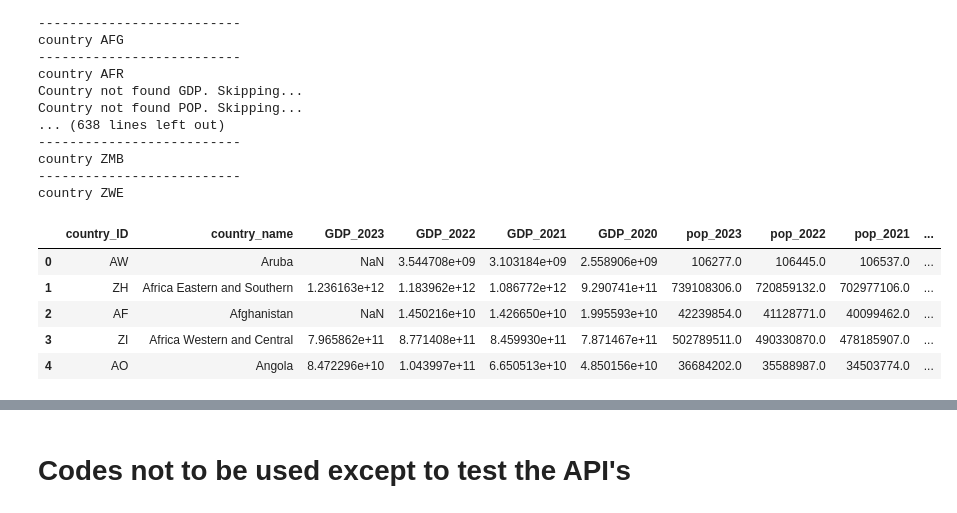
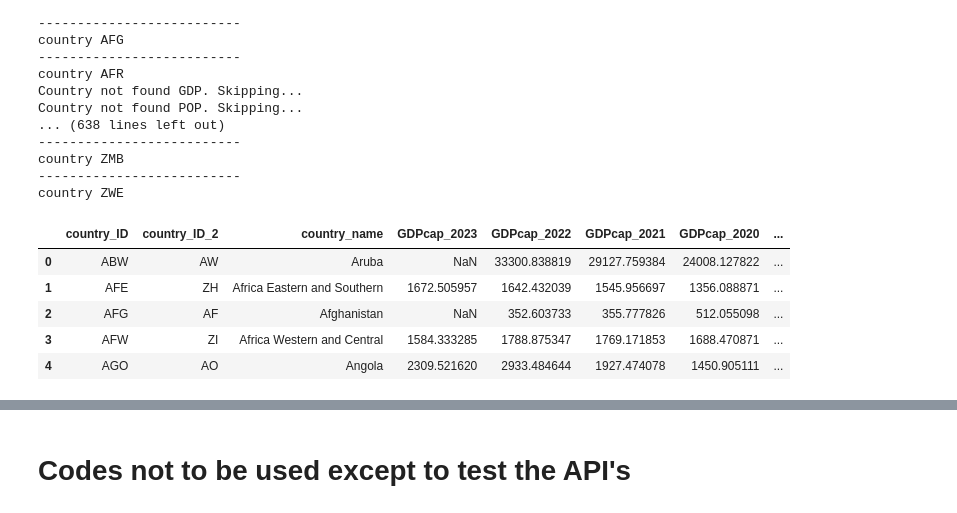
Before and after one commit to nazimben25/project1_group2, a Jupyter notebook: q4_death_vs_vaccination.ipynb, the cells around one changed output, grey strips where cells are left out. Cells and saved outputs as stored; diff of their text form; code cells hidden in the pictures.

```diff
--- a/q4_death_vs_vaccination.ipynb
+++ b/q4_death_vs_vaccination.ipynb
@@ -355,18 +351,20 @@ for id in country_list :
 
 
 
-        link_gdp = f'https://api.worldbank.org/v2/country/{id}/indicator/NY.GDP.MKTP.CD?date=2020:2023&format=json'
+        link_gdp = f'https://api.worldbank.org/v2/country/{id}/indicator/NY.GDP.PCAP.CD?date=2019:2023&format=json'
         response_gdp = requests.get(link_gdp).json()
 
         # pprint(response_gdp)
 
         gdp_list.append({
-            'country_ID' : response_gdp[1][0]['country']['id'],
+            'country_ID' : response_gdp[1][0]['countryiso3code'],
+            'country_ID_2' : response_gdp[1][0]['country']['id'],
             'country_name' : response_gdp[1][0]['country']['value'],
-            'GDP_2023' : response_gdp[1][0]['value'] ,
-            'GDP_2022' : response_gdp[1][1]['value'] ,
-            'GDP_2021' : response_gdp[1][2]['value'] ,
-            'GDP_2020' : response_gdp[1][3]['value']
+            'GDPcap_2023' : response_gdp[1][0]['value'] ,
+            'GDPcap_2022' : response_gdp[1][1]['value'] ,
+            'GDPcap_2021' : response_gdp[1][2]['value'] ,
+            'GDPcap_2020' : response_gdp[1][3]['value'],
+            'GDPcap_2019' : response_gdp[1][4]['value']
             })
 
 
@@ -377,18 +375,20 @@ for id in country_list :
 
     try:
 
-        link_pop = f'https://api.worldbank.org/v2/country/{id}/indicator/SP.POP.TOTL?date=2020:2023&format=json'
+        link_pop = f'https://api.worldbank.org/v2/country/{id}/indicator/SP.POP.TOTL?date=2019:2023&format=json'
         response_pop = requests.get(link_pop).json()
 
         # pprint(response_pop)
 
         pop_list.append({
-            'country_ID' : response_gdp[1][0]['country']['id'],
-            'country_name' : response_gdp[1][0]['country']['value'],
+            'country_ID' : response_pop[1][0]['countryiso3code'],
+            'country_ID_2' : response_pop[1][0]['country']['id'],
+            'country_name' : response_pop[1][0]['country']['value'],
             'pop_2023' : response_pop[1][0]['value'] ,
             'pop_2022' :response_pop[1][1]['value'] ,
             'pop_2021' :response_pop[1][2]['value'] ,
-            'pop_2020' : response_pop[1][3]['value']
+            'pop_2020' : response_pop[1][3]['value'],
+            'pop_2019' : response_pop[1][4]['value']
             })
     except:
         print("Country not found POP. Skipping...")
@@ -413,31 +413,33 @@ country ZWE
 # %%
 ## Create DF
 
 gdp_df = pd.DataFrame(gdp_list)
 pop_df = pd.DataFrame(pop_list)
+
 
 ## Merge to create gdp_pop_df
 
 gdp_pop_df = pd.merge(gdp_df,pop_df,on='country_ID')
 
 ## Rename and select columns
 
-gdp_pop_df = gdp_pop_df.drop(columns='country_name_y')
-gdp_pop_df = gdp_pop_df.rename(columns={'country_name_x' : 'country_name'})
+gdp_pop_df = gdp_pop_df.drop(columns={
+                                    'country_name_y',
+                                    'country_ID_2_y'
+                                    })
+gdp_pop_df = gdp_pop_df.rename(columns={
+                                    'country_name_x' : 'country_name',
+                                    'country_ID_2_x' : 'country_ID_2'
+                                    })
 
 gdp_pop_df = gdp_pop_df.dropna(how='all')
 
 
-## Export to CSV file
-
-gdp_pop_path = 'Resources/countries_gdp_pop.csv'
-gdp_pop_df.to_csv(gdp_pop_path)
-
 gdp_pop_df.head()
 # %% [output]
-|  | country_ID | country_name | GDP_2023 | GDP_2022 | GDP_2021 | GDP_2020 | pop_2023 | pop_2022 | pop_2021 | ... |
-| 0 | AW | Aruba | NaN | 3.544708e+09 | 3.103184e+09 | 2.558906e+09 | 106277.0 | 106445.0 | 106537.0 | ... |
-| 1 | ZH | Africa Eastern and Southern | 1.236163e+12 | 1.183962e+12 | 1.086772e+12 | 9.290741e+11 | 739108306.0 | 720859132.0 | 702977106.0 | ... |
-| 2 | AF | Afghanistan | NaN | 1.450216e+10 | 1.426650e+10 | 1.995593e+10 | 42239854.0 | 41128771.0 | 40099462.0 | ... |
-| 3 | ZI | Africa Western and Central | 7.965862e+11 | 8.771408e+11 | 8.459930e+11 | 7.871467e+11 | 502789511.0 | 490330870.0 | 478185907.0 | ... |
-| 4 | AO | Angola | 8.472296e+10 | 1.043997e+11 | 6.650513e+10 | 4.850156e+10 | 36684202.0 | 35588987.0 | 34503774.0 | ... |
+|  | country_ID | country_ID_2 | country_name | GDPcap_2023 | GDPcap_2022 | GDPcap_2021 | GDPcap_2020 | ... |
+| 0 | ABW | AW | Aruba | NaN | 33300.838819 | 29127.759384 | 24008.127822 | ... |
+| 1 | AFE | ZH | Africa Eastern and Southern | 1672.505957 | 1642.432039 | 1545.956697 | 1356.088871 | ... |
+| 2 | AFG | AF | Afghanistan | NaN | 352.603733 | 355.777826 | 512.055098 | ... |
+| 3 | AFW | ZI | Africa Western and Central | 1584.333285 | 1788.875347 | 1769.171853 | 1688.470871 | ... |
+| 4 | AGO | AO | Angola | 2309.521620 | 2933.484644 | 1927.474078 | 1450.905111 | ... |
```
Also changed, not shown: parts of 32 cells of this notebook, 10 other files.
